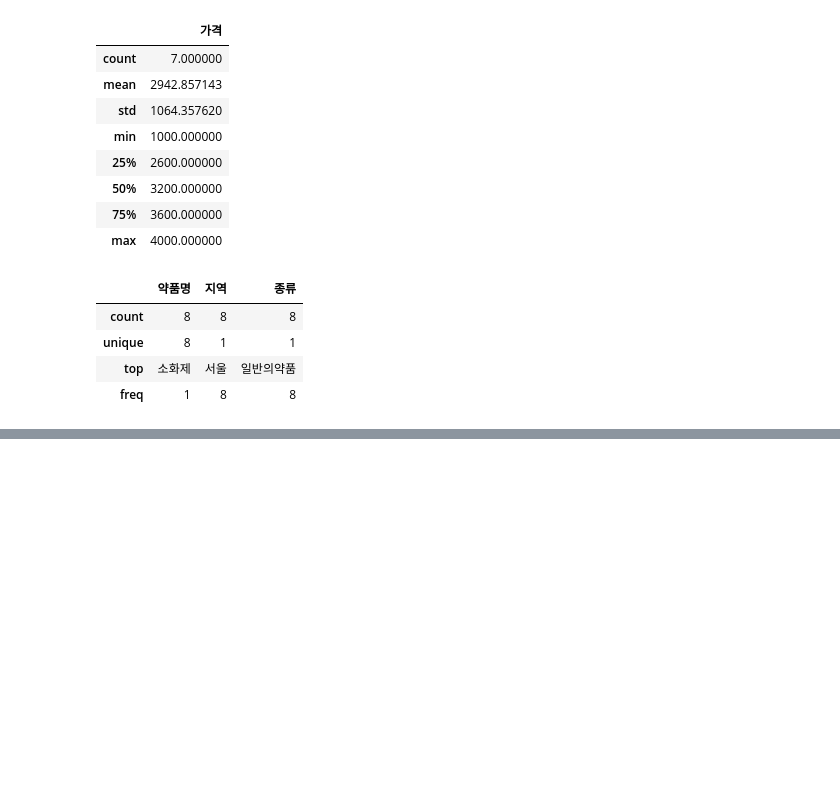
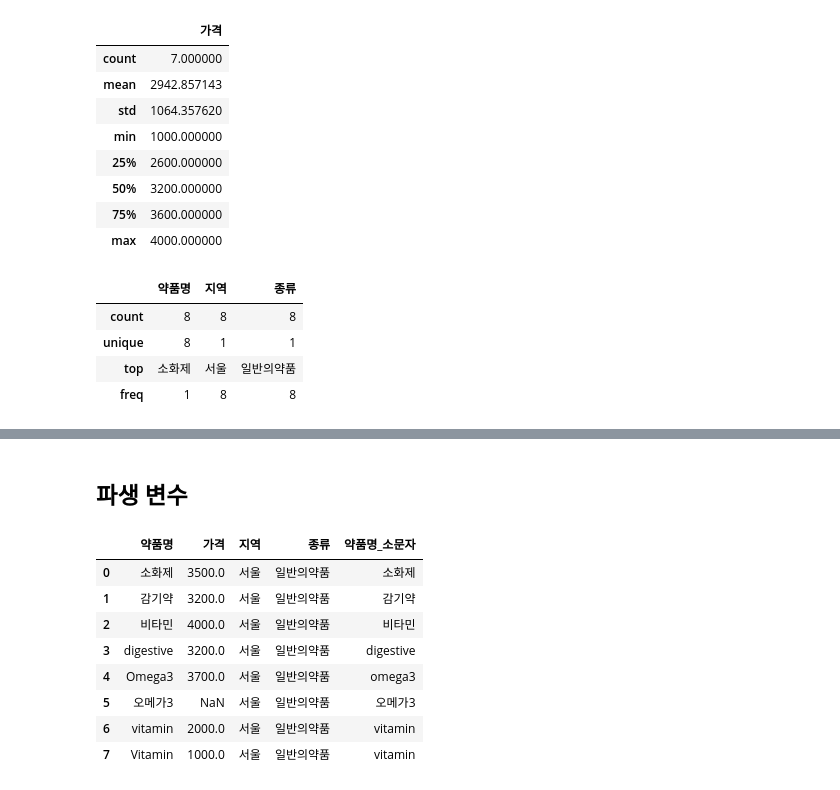
Before and after one commit to wumusill/AI_School, a Jupyter notebook: TP1/Day5-6/python0103.ipynb, the cells around one changed output, grey strips where cells are left out. Saved outputs shown, nothing was run; the diff lists cells and outputs as text; code cells hidden in the pictures; blank space fills up the shorter version.

```diff
--- a/TP1/Day5-6/python0103.ipynb
+++ b/TP1/Day5-6/python0103.ipynb
@@ -243,0 +342,4 @@ df.describe(include='object')
+# %%
+# list를 이용한 삭제
+df = df.drop(["index", "level_0"], axis=1)
+df
@@ -243,0 +441,16 @@ df.describe(include='object')
+# %% [markdown]
+## 파생 변수
+# %%
+# 원본을 훼손하지 않기 위해 col 추가
+df["약품명_소문자"] = df["약품명"].str.lower()
+df
+# %% [output]
+|  | 약품명 | 가격 | 지역 | 종류 | 약품명_소문자 |
+| 0 | 소화제 | 3500.0 | 서울 | 일반의약품 | 소화제 |
+| 1 | 감기약 | 3200.0 | 서울 | 일반의약품 | 감기약 |
+| 2 | 비타민 | 4000.0 | 서울 | 일반의약품 | 비타민 |
+| 3 | digestive | 3200.0 | 서울 | 일반의약품 | digestive |
+| 4 | Omega3 | 3700.0 | 서울 | 일반의약품 | omega3 |
+| 5 | 오메가3 | NaN | 서울 | 일반의약품 | 오메가3 |
+| 6 | vitamin | 2000.0 | 서울 | 일반의약품 | vitamin |
+| 7 | Vitamin | 1000.0 | 서울 | 일반의약품 | vitamin |
```
Also changed, not shown: parts of 41 cells of this notebook, 4 other files.
